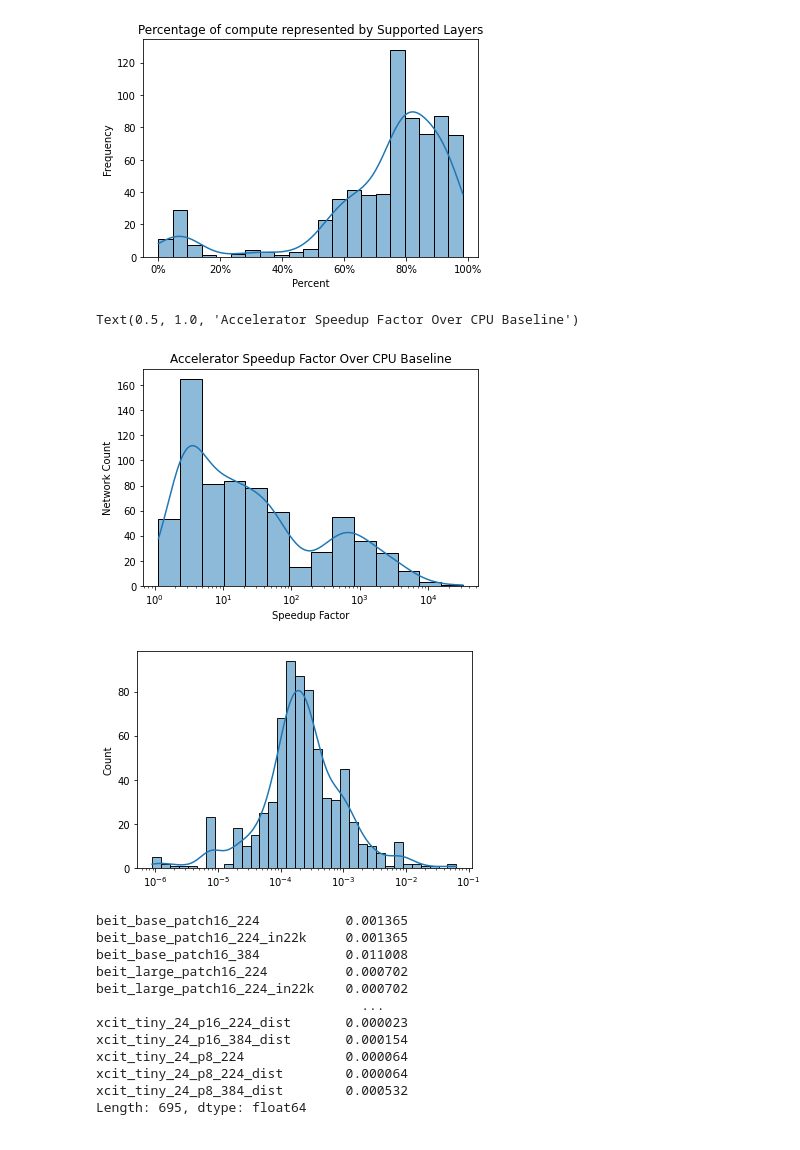
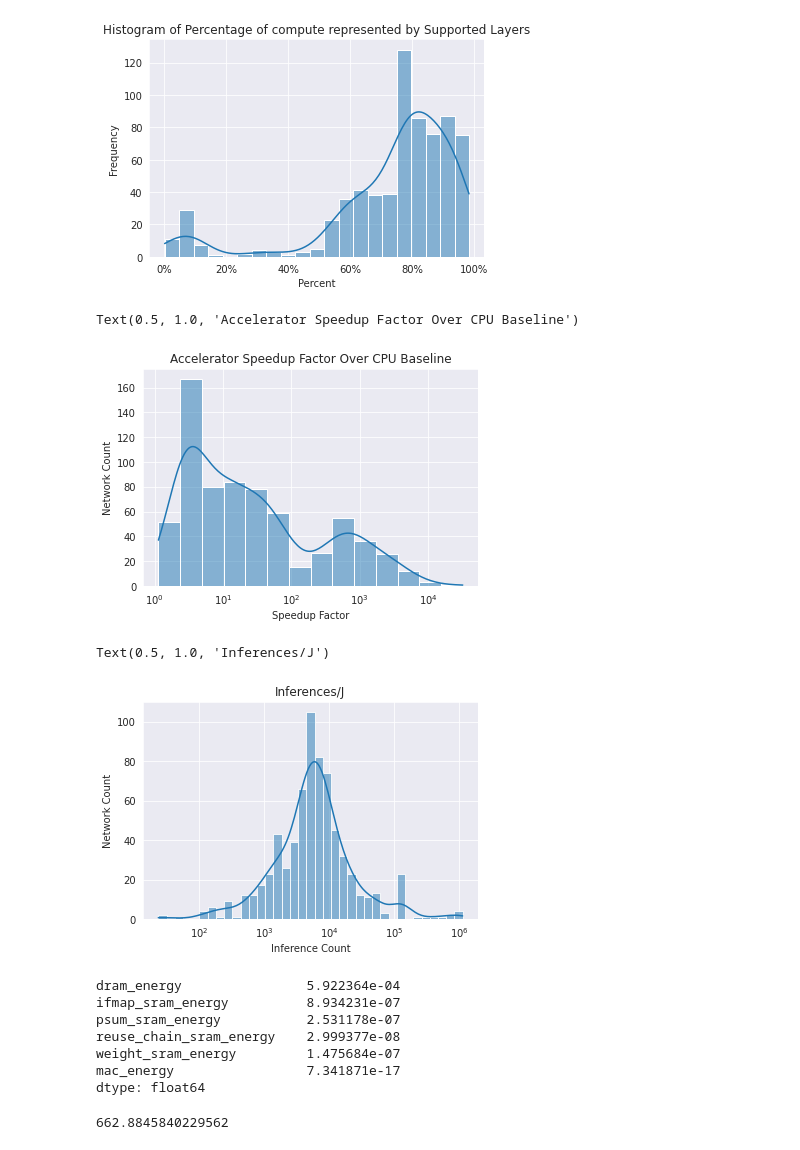
Before and after one commit to asultan123/hero-sim, a Jupyter notebook: scripts/playground.ipynb, the cells around one changed output. Drawn from its saved outputs; the diff is of its cells as text; code cells hidden in the pictures.

Commit message:
added new utilization figures

```diff
--- a/scripts/playground.ipynb
+++ b/scripts/playground.ipynb
@@ -18,15 +19,16 @@ from tqdm import tqdm
 # %%
-arch_metrics = pd.read_csv('../data/arch_metrics.csv', index_col=[0,1],)
+arch_metrics = pd.read_csv('../data/arch_metrics_iofmap_1mb.csv', index_col=[0,1],)
+se.set_style("darkgrid")
 # %%
-import matplotlib.ticker as mtick
 
 plt = se.histplot(x = arch_metrics["percent_of_compute"].groupby(level=0).sum().multiply(100), kde=True)
-plt.set_title('Percentage of compute represented by Supported Layers')
+plt.set_title('Histogram of Percentage of compute represented by Supported Layers')
 plt.set_xlabel('Percent')
 plt.set_ylabel('Frequency')
 plt.xaxis.set_major_formatter(mtick.PercentFormatter())
+# present as CDF and Histogram
 # %% [output]
-[figure, old version]
+[figure, new version]
 # %%
 plt = se.histplot(x = arch_metrics['speedup'].groupby(level=0).mean(), log_scale=True, kde=True)
 plt.set_xscale('log', base=10)
@@ -35,31 +37,32 @@ plt.set_ylabel('Network Count')
 plt.set_title('Accelerator Speedup Factor Over CPU Baseline')
 # %% [output]
 Text(0.5, 1.0, 'Accelerator Speedup Factor Over CPU Baseline')
-[figure, old version]
+[figure, new version]
 # %%
-joules_per_inference = arch_metrics.groupby(level = 0).mean().loc[:, ~arch_metrics.columns.isin(['latency', 'load_bw', 'store_bw', 'speedup', 'percent_of_compute', 'util'])].sum(axis = 1)
-plt = se.histplot(joules_per_inference, log_scale=True, kde=True)
+inferences_per_joule = arch_metrics.groupby(level = 0).mean().loc[:, ~arch_metrics.columns.isin(['latency', 'load_bw', 'store_bw', 'speedup', 'percent_of_compute', 'util'])].sum(axis = 1).pow(-1)
+plt = se.histplot(inferences_per_joule, log_scale=True, kde=True)
 plt.set_xscale('log', base=10)
-# plt.set_xlabel('Speedup Factor')
-# plt.set_ylabel('Network Count')
-# plt.set_title('Accelerator Speedup Factor Over CPU Baseline')
+plt.set_xlabel('Inference Count')
+plt.set_ylabel('Network Count')
+plt.set_title('Inferences/J')
 # %% [output]
+Text(0.5, 1.0, 'Inferences/J')
-[figure, old version]
+[figure, new version]
-# %%
-energy_df
-# %% [output]
-beit_base_patch16_224           0.001365
-beit_base_patch16_224_in22k     0.001365
-beit_base_patch16_384           0.011008
-beit_large_patch16_224          0.000702
-beit_large_patch16_224_in22k    0.000702
-                                  ...
-xcit_tiny_24_p16_224_dist       0.000023
-xcit_tiny_24_p16_384_dist       0.000154
-xcit_tiny_24_p8_224             0.000064
-xcit_tiny_24_p8_224_dist        0.000064
-xcit_tiny_24_p8_384_dist        0.000532
-Length: 695, dtype: float64
+# %%
+energy_per_inference = arch_metrics.groupby(level = 0).mean().loc[:, ~arch_metrics.columns.isin(['latency', 'load_bw', 'store_bw', 'speedup', 'percent_of_compute', 'util'])]
+energy_per_inference.mean()
+# %% [output]
+dram_energy                5.922364e-04
+ifmap_sram_energy          8.934231e-07
+psum_sram_energy           2.531178e-07
+reuse_chain_sram_energy    2.999377e-08
+weight_sram_energy         1.475684e-07
+mac_energy                 7.341871e-17
+dtype: float64
+# %%
+5.922364e-04 / 8.934231e-07
+# %% [output]
+662.8845840229562
 # %%
 bw_df = arch_metrics.groupby(level = 0).mean().loc[:, arch_metrics.columns.isin(['load_bw', 'store_bw'])].div(2**30)
 bw_df["combined"] = bw_df["load_bw"] + bw_df["store_bw"]
```
Also changed, not shown: parts of 12 cells of this notebook.
